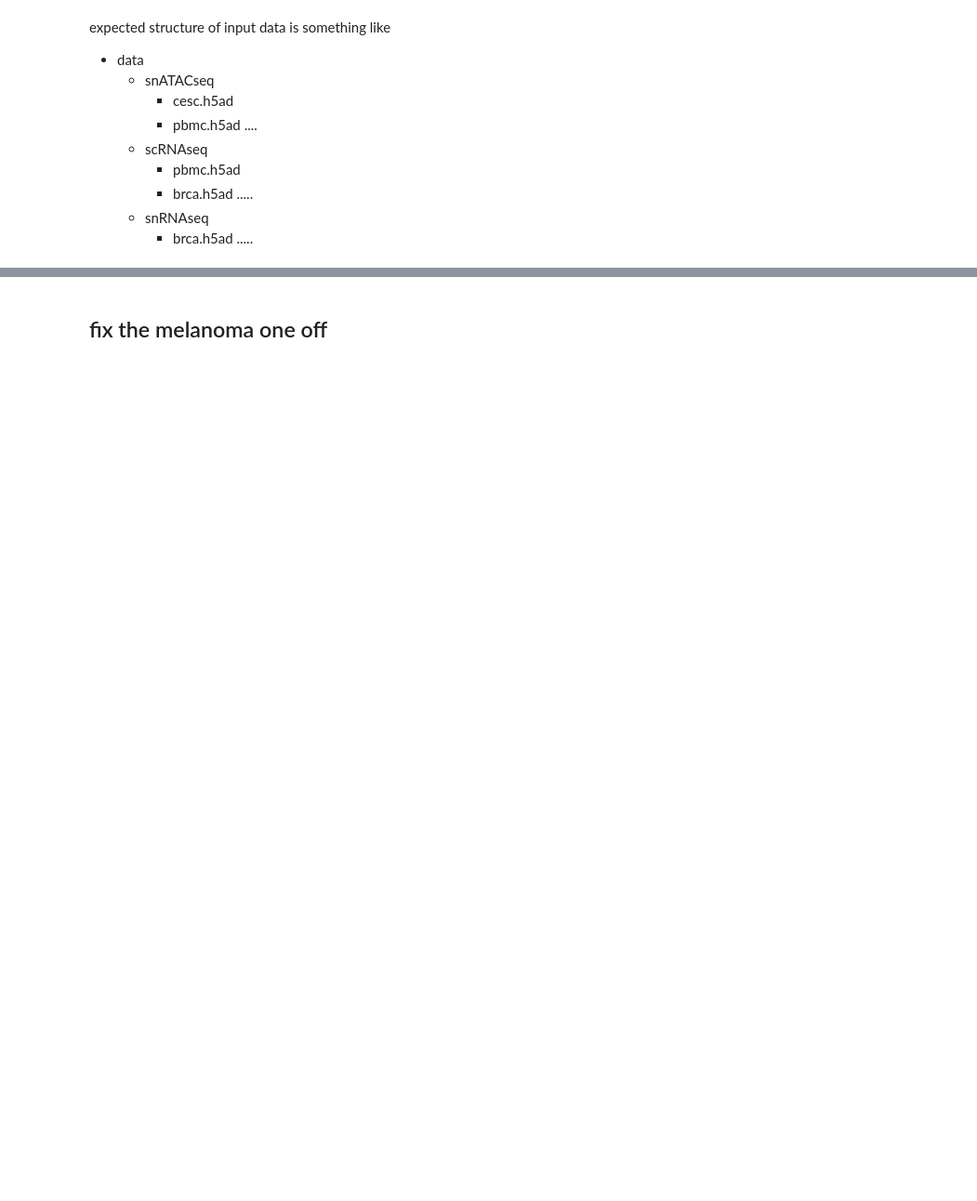
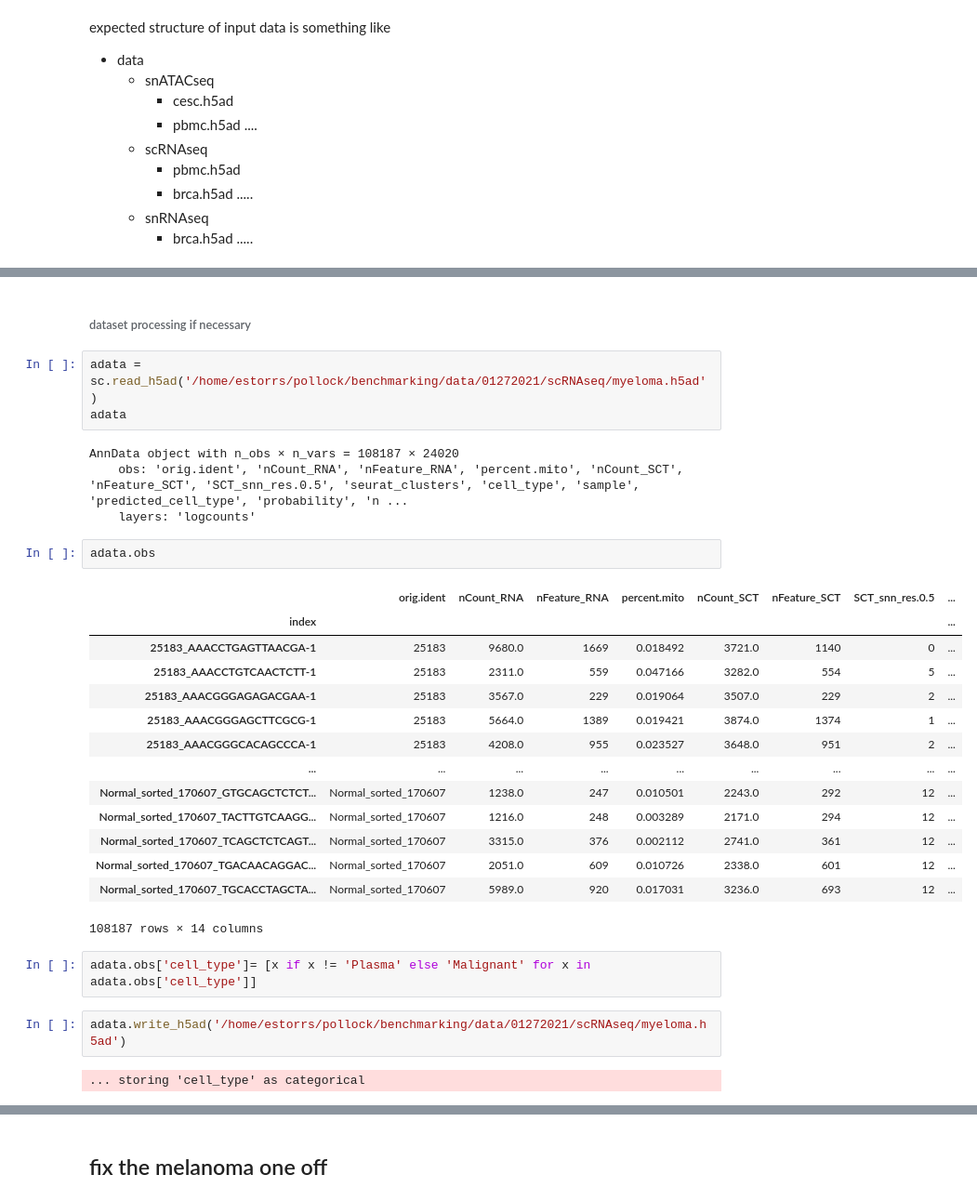
Before and after one commit to ding-lab/pollock, a Jupyter notebook: benchmarking/harmonization.ipynb, the cells around one changed output, grey strips where cells are left out. Shown at 93% size. Cells and saved outputs as stored; diff of their text form; blank space fills up the shorter version.

```diff
--- a/benchmarking/harmonization.ipynb
+++ b/benchmarking/harmonization.ipynb
@@ -47,0 +62,32 @@ for dtype, d in adata_map.items():
+# %% [markdown]
+###### dataset processing if necessary
+# %%
+adata = sc.read_h5ad('/home/estorrs/pollock/benchmarking/data/01272021/scRNAseq/myeloma.h5ad')
+adata
+# %% [output]
+AnnData object with n_obs × n_vars = 108187 × 24020
+    obs: 'orig.ident', 'nCount_RNA', 'nFeature_RNA', 'percent.mito', 'nCount_SCT', 'nFeature_SCT', 'SCT_snn_res.0.5', 'seurat_clusters', 'cell_type', 'sample', 'predicted_cell_type', 'probability', 'n ...
+    layers: 'logcounts'
+# %%
+adata.obs
+# %% [output]
+|  | orig.ident | nCount_RNA | nFeature_RNA | percent.mito | nCount_SCT | nFeature_SCT | SCT_snn_res.0.5 | ... |
+| index |  |  |  |  |  |  |  | ... |
+| 25183_AAACCTGAGTTAACGA-1 | 25183 | 9680.0 | 1669 | 0.018492 | 3721.0 | 1140 | 0 | ... |
+| 25183_AAACCTGTCAACTCTT-1 | 25183 | 2311.0 | 559 | 0.047166 | 3282.0 | 554 | 5 | ... |
+| 25183_AAACGGGAGAGACGAA-1 | 25183 | 3567.0 | 229 | 0.019064 | 3507.0 | 229 | 2 | ... |
+| 25183_AAACGGGAGCTTCGCG-1 | 25183 | 5664.0 | 1389 | 0.019421 | 3874.0 | 1374 | 1 | ... |
+| 25183_AAACGGGCACAGCCCA-1 | 25183 | 4208.0 | 955 | 0.023527 | 3648.0 | 951 | 2 | ... |
+| ... | ... | ... | ... | ... | ... | ... | ... | ... |
+| Normal_sorted_170607_GTGCAGCTCTCT... | Normal_sorted_170607 | 1238.0 | 247 | 0.010501 | 2243.0 | 292 | 12 | ... |
+| Normal_sorted_170607_TACTTGTCAAGG... | Normal_sorted_170607 | 1216.0 | 248 | 0.003289 | 2171.0 | 294 | 12 | ... |
+| Normal_sorted_170607_TCAGCTCTCAGT... | Normal_sorted_170607 | 3315.0 | 376 | 0.002112 | 2741.0 | 361 | 12 | ... |
+| Normal_sorted_170607_TGACAACAGGAC... | Normal_sorted_170607 | 2051.0 | 609 | 0.010726 | 2338.0 | 601 | 12 | ... |
+| Normal_sorted_170607_TGCACCTAGCTA... | Normal_sorted_170607 | 5989.0 | 920 | 0.017031 | 3236.0 | 693 | 12 | ... |
+108187 rows × 14 columns
+# %%
+adata.obs['cell_type']= [x if x != 'Plasma' else 'Malignant' for x in adata.obs['cell_type']]
+# %%
+adata.write_h5ad('/home/estorrs/pollock/benchmarking/data/01272021/scRNAseq/myeloma.h5ad')
+# %% [output]
+... storing 'cell_type' as categorical
```
Also changed, not shown: parts of 39 cells of this notebook, 16 other files.
